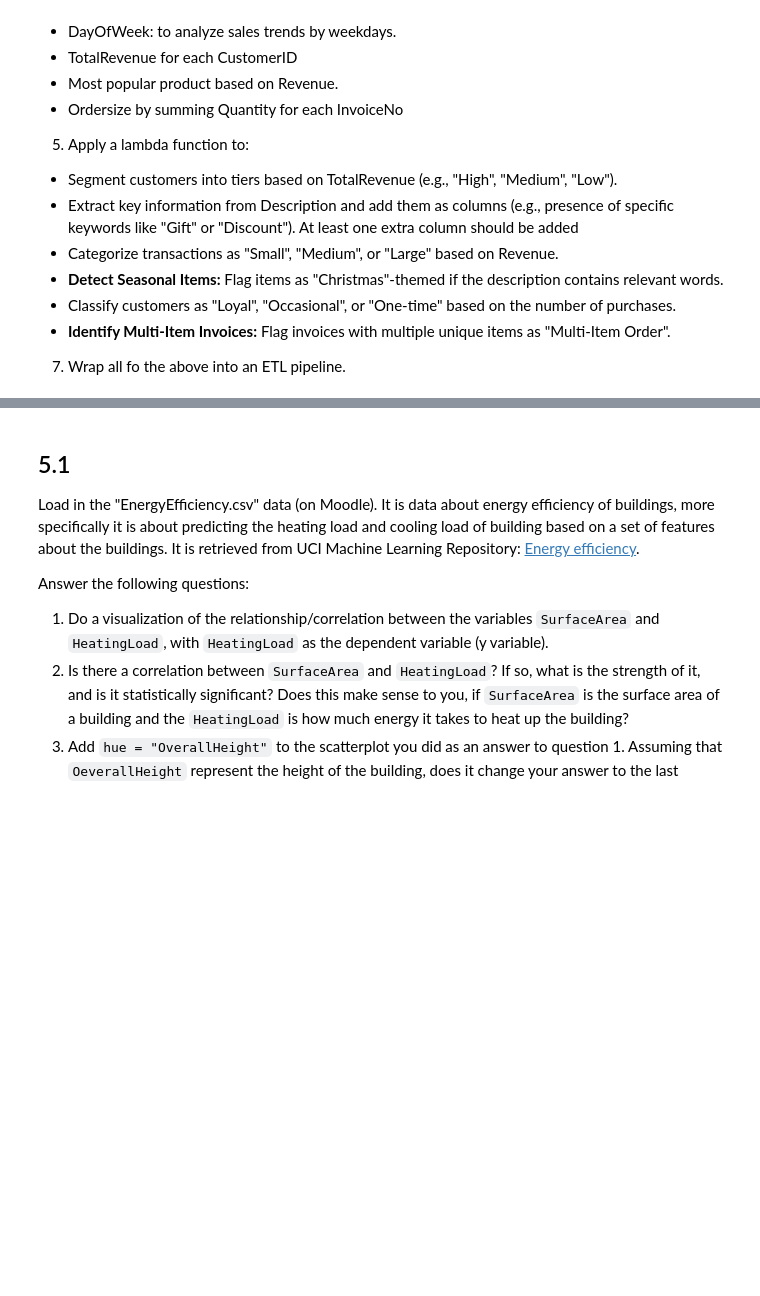
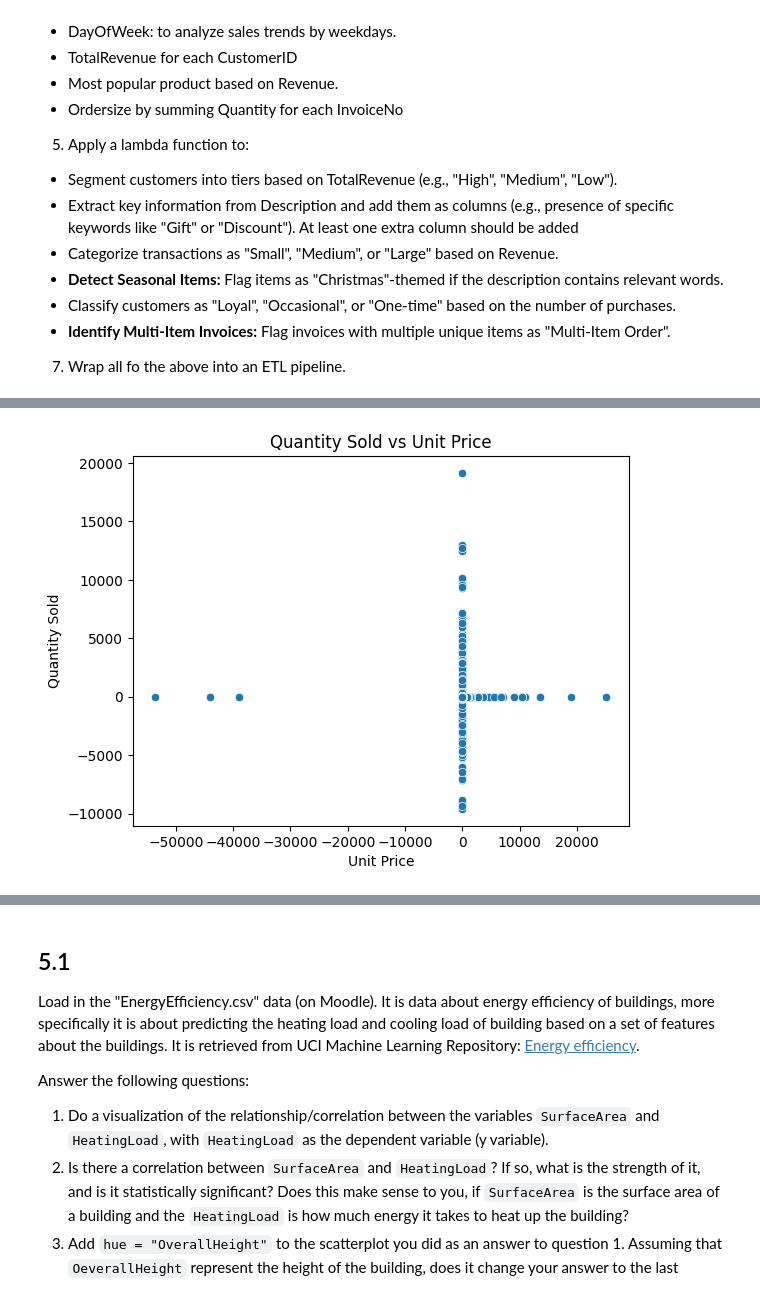
Before and after one commit to X1las/DaT, a Jupyter notebook: exercises.ipynb, the cells around one changed output, grey strips where cells are left out. Saved outputs shown, nothing was run; the diff lists cells and outputs as text; code cells hidden in the pictures; blank space fills up the shorter version.

```diff
--- a/exercises.ipynb
+++ b/exercises.ipynb
@@ -568,0 +660,9 @@ Complete the following tasks:
+# %%
+# Scatterplot of quantity sold vs unit price, grouped by item description
+sns.scatterplot(x="Price", y="Quantity", data=online_retail)
+plt.title("Quantity Sold vs Unit Price")
+plt.xlabel("Unit Price")
+plt.ylabel("Quantity Sold")
+plt.show()
+# %% [output]
+[figure, added]
```
Also changed, not shown: parts of 21 cells of this notebook.
